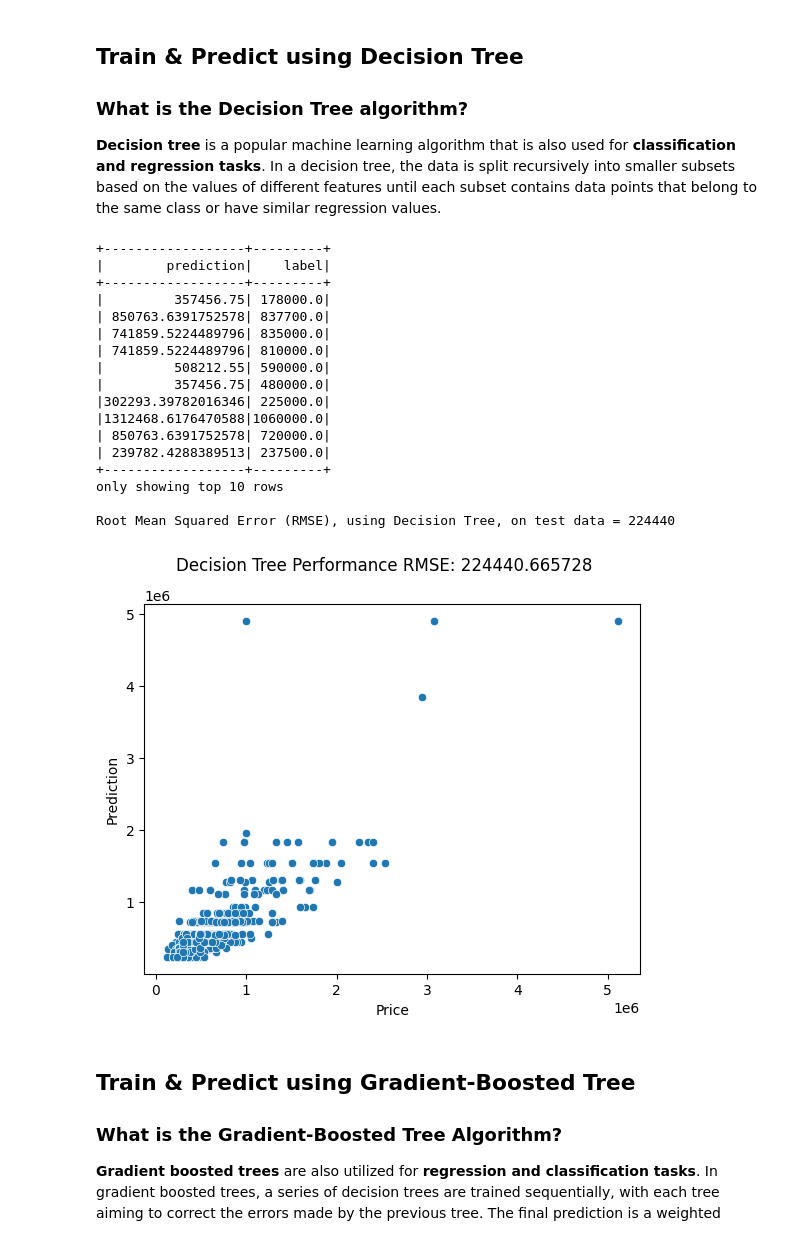
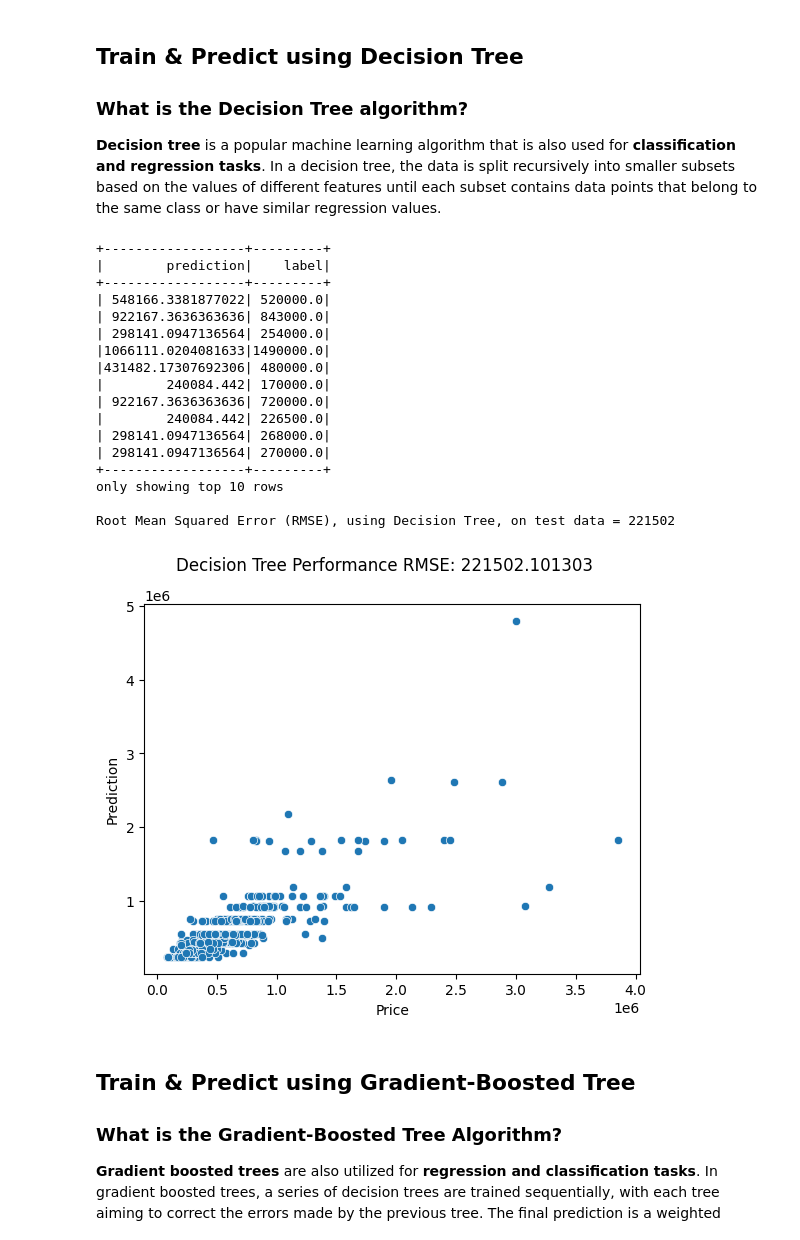
Before and after one commit to Kyrpel/bigdata, a Jupyter notebook: Lab7.ipynb, the cells around one changed output. Saved outputs shown, nothing was run; the diff lists cells and outputs as text; code cells hidden in the pictures.

```diff
--- a/Lab7.ipynb
+++ b/Lab7.ipynb
@@ -57,6 +58,6 @@ What shall we have? <strong>A regression problem, which is, to predict house pri
 Let's build and tune a Random Forest Model with Spark MLib using Python.
 # %%
 # TODO: Read the kc_house_data_sm dataset (with the header & infer the schema)
-df =
+df = spark.read.csv('/content/kc_house_data_sm.csv', header=True, inferSchema=True)
 # %%
 # TODO: Print schema
@@ -216,44 +202,48 @@ plt.show()
 <strong>Decision tree</strong> is a popular machine learning algorithm that is also used for <strong>classification and regression tasks</strong>. In a decision tree, the data is split recursively into smaller subsets based on the values of different features until each subset contains data points that belong to the same class or have similar regression values.
 # %%
 # TODO: Create a Decision Tree model
-dt =
-
+dt = DecisionTreeRegressor(labelCol='label', featuresCol='features')
 # TODO: Train the model
-dt_model = dt.
+dt_model = dt.fit(trainingData)
 
 # TODO: Make predictions
-dt_predictions = dt_model.
+dt_predictions = dt_model.transform(testData)
 
 # TODO: Select example rows to display (prediction and label)
-dt_predictions.
+dt_predictions.select('prediction', 'label').show(10)
 
-# TODO: Compute test error as we have in the previous example
-dt_evaluator =
-dt_rmse = dt_evaluator.
+# TODO: Compute test error as we have in the previous example for random forrest
+dt_evaluator = RegressionEvaluator(labelCol='label', predictionCol='prediction', metricName='rmse')
+dt_rmse = dt_evaluator.evaluate(dt_predictions)
 print('Root Mean Squared Error (RMSE), using Decision Tree, on test data = %d' % dt_rmse)
 # %% [output]
 +------------------+---------+
 |        prediction|    label|
 +------------------+---------+
-|         357456.75| 178000.0|
-| 850763.6391752578| 837700.0|
-| 741859.5224489796| 835000.0|
-| 741859.5224489796| 810000.0|
-|         508212.55| 590000.0|
-|         357456.75| 480000.0|
-|302293.39782016346| 225000.0|
-|1312468.6176470588|1060000.0|
-| 850763.6391752578| 720000.0|
-| 239782.4288389513| 237500.0|
+| 548166.3381877022| 520000.0|
+| 922167.3636363636| 843000.0|
+| 298141.0947136564| 254000.0|
+|1066111.0204081633|1490000.0|
+|431482.17307692306| 480000.0|
+|        240084.442| 170000.0|
+| 922167.3636363636| 720000.0|
+|        240084.442| 226500.0|
+| 298141.0947136564| 268000.0|
+| 298141.0947136564| 270000.0|
 +------------------+---------+
 only showing top 10 rows
 
-Root Mean Squared Error (RMSE), using Decision Tree, on test data = 224440
+Root Mean Squared Error (RMSE), using Decision Tree, on test data = 221502
 # %%
 # TODO: Now, let's plot as before, using the Decision Tree RMSE
-dtResult = dt_predictions.
+dtResult = dt_predictions.toPandas()
+sns.scatterplot(x=dtResult.label, y=dtResult.prediction)
+plt.xlabel('Price')
+plt.ylabel('Prediction')
+plt.suptitle("Decision Tree Performance RMSE: %f" % dt_rmse)
+plt.show()
 # %% [output]
-[figure, old version]
+[figure, new version]
 # %% [markdown]
 ## <strong>Train & Predict using Gradient-Boosted Tree</strong>
 ### What is the Gradient-Boosted Tree Algorithm?
```
Also changed, not shown: parts of 9 cells of this notebook.
